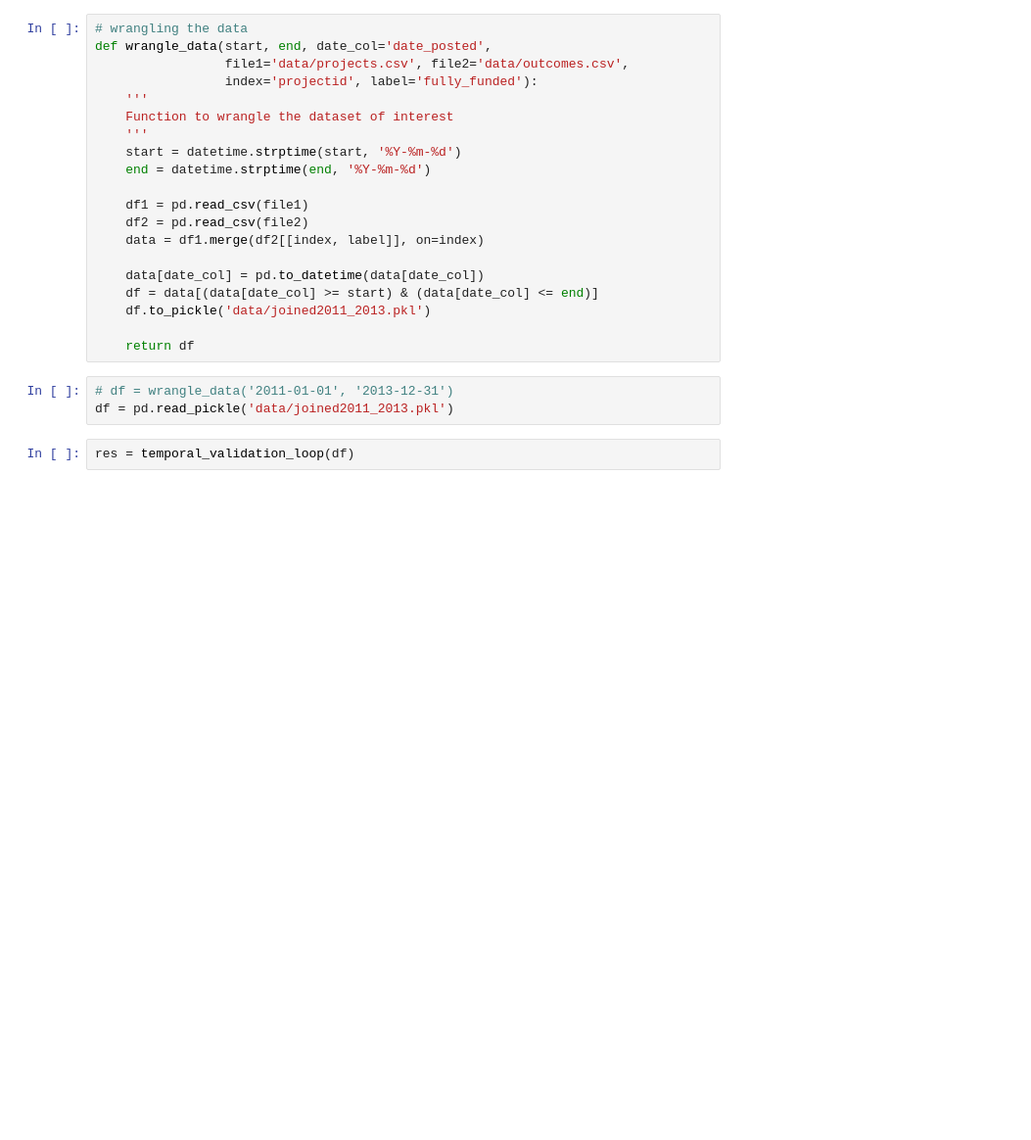
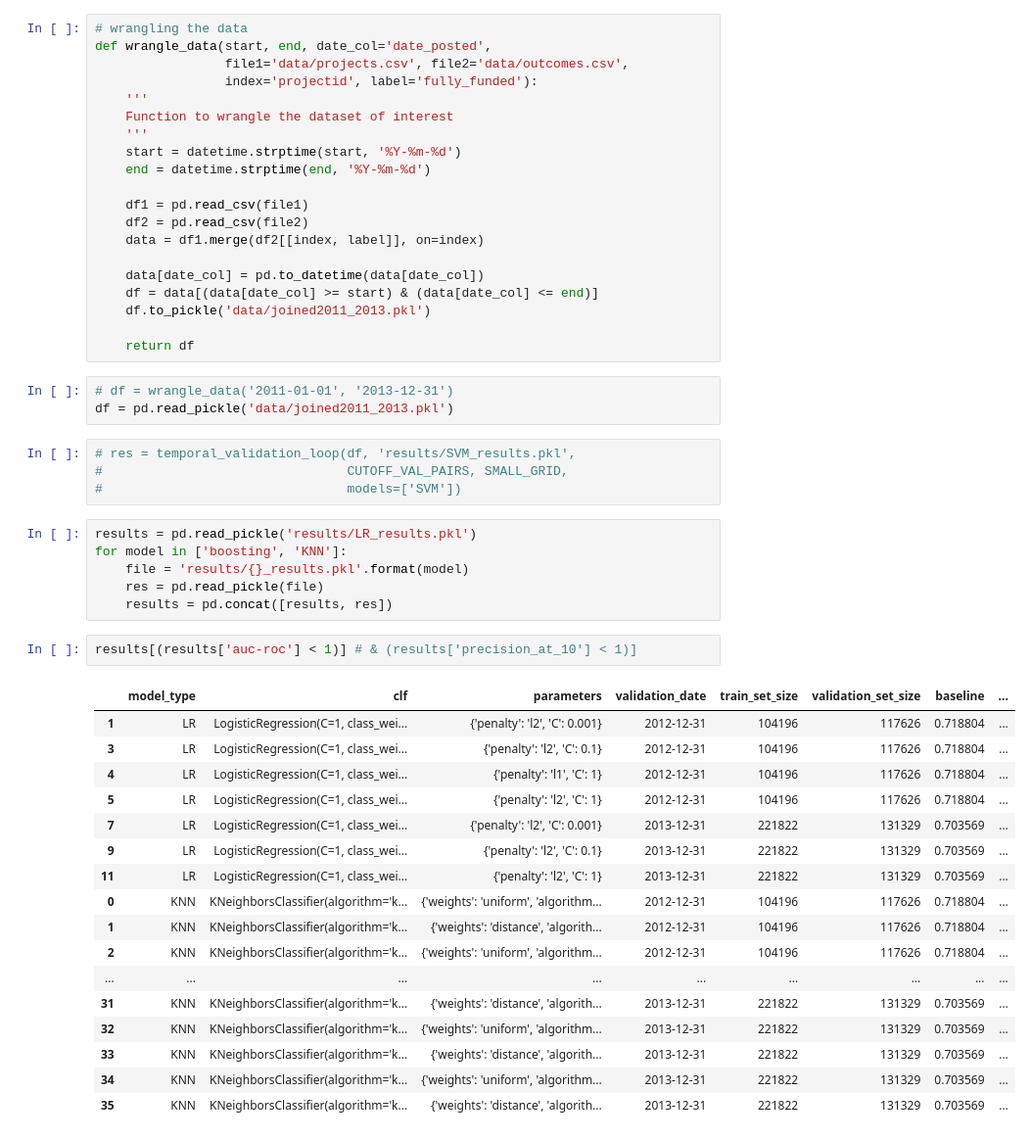
Before and after one commit to ratulesrar3/ml-pubpol, a Jupyter notebook: hw3/donors_choose.ipynb, the cells around one changed output. Shown at 98% size. Cells and saved outputs as stored; diff of their text form; blank space fills up the shorter version.

```diff
--- a/hw3/donors_choose.ipynb
+++ b/hw3/donors_choose.ipynb
@@ -35,5 +35,33 @@ def wrangle_data(start, end, date_col='date_posted',
 # %%
 # df = wrangle_data('2011-01-01', '2013-12-31')
 df = pd.read_pickle('data/joined2011_2013.pkl')
-# %%
-res = temporal_validation_loop(df)
+# %%
+# res = temporal_validation_loop(df, 'results/SVM_results.pkl',
+#                                CUTOFF_VAL_PAIRS, SMALL_GRID,
+#                                models=['SVM'])
+# %%
+results = pd.read_pickle('results/LR_results.pkl')
+for model in ['boosting', 'KNN']:
+    file = 'results/{}_results.pkl'.format(model)
+    res = pd.read_pickle(file)
+    results = pd.concat([results, res])
+# %%
+results[(results['auc-roc'] < 1)] # & (results['precision_at_10'] < 1)]
+# %% [output]
+|  | model_type | clf | parameters | validation_date | train_set_size | validation_set_size | baseline | ... |
+| 1 | LR | LogisticRegression(C=1, class_wei... | {'penalty': 'l2', 'C': 0.001} | 2012-12-31 | 104196 | 117626 | 0.718804 | ... |
+| 3 | LR | LogisticRegression(C=1, class_wei... | {'penalty': 'l2', 'C': 0.1} | 2012-12-31 | 104196 | 117626 | 0.718804 | ... |
+| 4 | LR | LogisticRegression(C=1, class_wei... | {'penalty': 'l1', 'C': 1} | 2012-12-31 | 104196 | 117626 | 0.718804 | ... |
+| 5 | LR | LogisticRegression(C=1, class_wei... | {'penalty': 'l2', 'C': 1} | 2012-12-31 | 104196 | 117626 | 0.718804 | ... |
+| 7 | LR | LogisticRegression(C=1, class_wei... | {'penalty': 'l2', 'C': 0.001} | 2013-12-31 | 221822 | 131329 | 0.703569 | ... |
+| 9 | LR | LogisticRegression(C=1, class_wei... | {'penalty': 'l2', 'C': 0.1} | 2013-12-31 | 221822 | 131329 | 0.703569 | ... |
+| 11 | LR | LogisticRegression(C=1, class_wei... | {'penalty': 'l2', 'C': 1} | 2013-12-31 | 221822 | 131329 | 0.703569 | ... |
+| 0 | KNN | KNeighborsClassifier(algorithm='k... | {'weights': 'uniform', 'algorithm... | 2012-12-31 | 104196 | 117626 | 0.718804 | ... |
+| 1 | KNN | KNeighborsClassifier(algorithm='k... | {'weights': 'distance', 'algorith... | 2012-12-31 | 104196 | 117626 | 0.718804 | ... |
+| 2 | KNN | KNeighborsClassifier(algorithm='k... | {'weights': 'uniform', 'algorithm... | 2012-12-31 | 104196 | 117626 | 0.718804 | ... |
+| ... | ... | ... | ... | ... | ... | ... | ... | ... |
+| 31 | KNN | KNeighborsClassifier(algorithm='k... | {'weights': 'distance', 'algorith... | 2013-12-31 | 221822 | 131329 | 0.703569 | ... |
+| 32 | KNN | KNeighborsClassifier(algorithm='k... | {'weights': 'uniform', 'algorithm... | 2013-12-31 | 221822 | 131329 | 0.703569 | ... |
+| 33 | KNN | KNeighborsClassifier(algorithm='k... | {'weights': 'distance', 'algorith... | 2013-12-31 | 221822 | 131329 | 0.703569 | ... |
+| 34 | KNN | KNeighborsClassifier(algorithm='k... | {'weights': 'uniform', 'algorithm... | 2013-12-31 | 221822 | 131329 | 0.703569 | ... |
+| 35 | KNN | KNeighborsClassifier(algorithm='k... | {'weights': 'distance', 'algorith... | 2013-12-31 | 221822 | 131329 | 0.703569 | ... |
```
Also changed, not shown: 4 other files.
